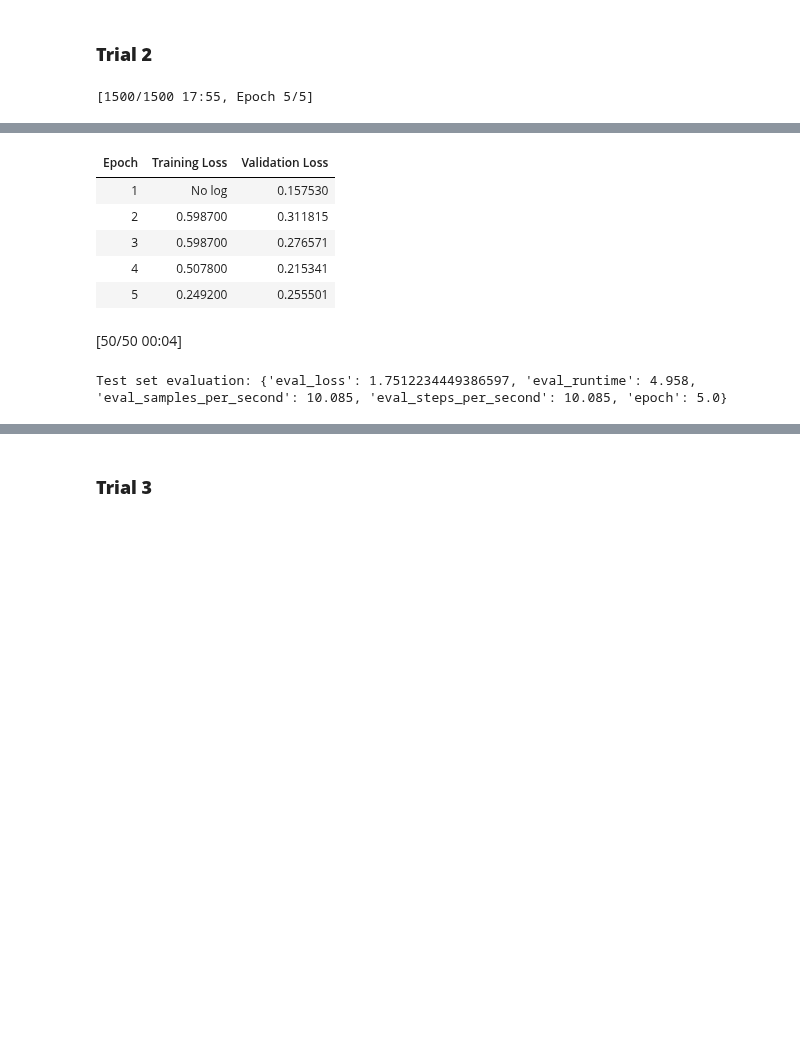
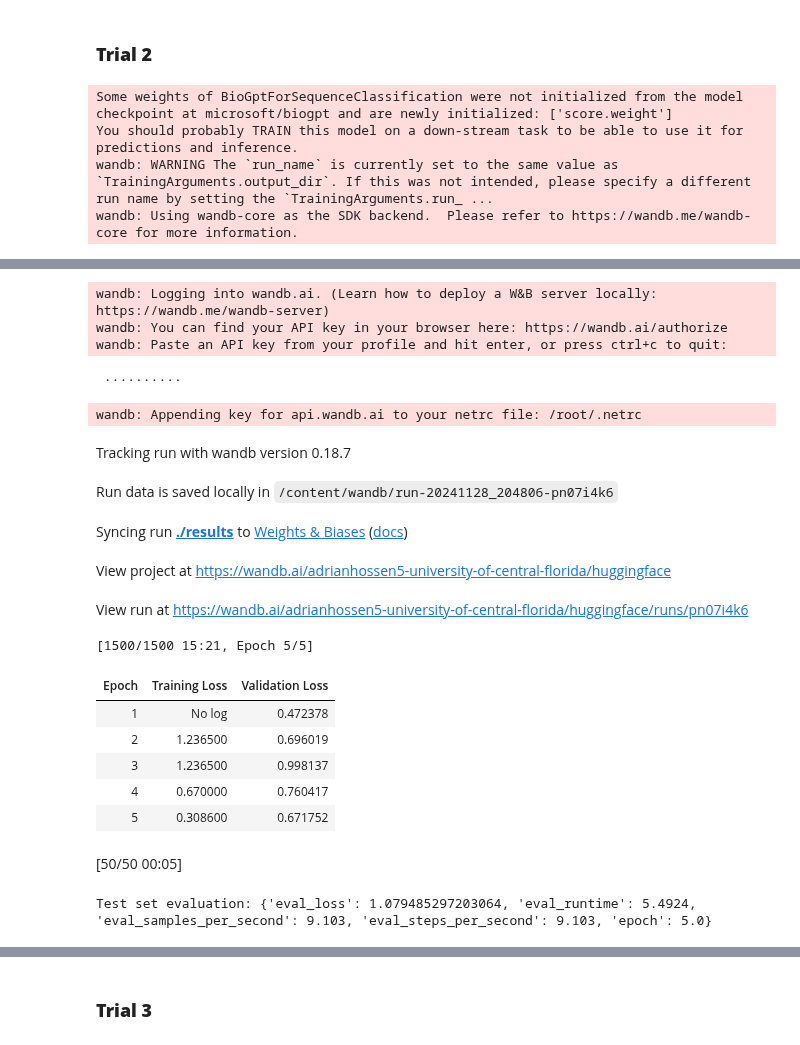
Before and after one commit to almond5/CAP5510_Datasets, a Jupyter notebook: qna_method/qna_biogpt.ipynb, the cells around one changed output, grey strips where cells are left out. Saved outputs shown, nothing was run; the diff lists cells and outputs as text; code cells hidden in the pictures; blank space fills up the shorter version.

```diff
--- a/qna_method/qna_biogpt.ipynb
+++ b/qna_method/qna_biogpt.ipynb
@@ -266,7 +295,7 @@ print(f"Accuracy: {num_correct / len(test_dataset)}")
 # %%
 # Preprocess the dataset
 def preprocess_function(examples):
-    inputs = [f"Context: {context['contexts'] if 'contexts' in context else context} Question: {question}" for question, context in zip(examples['question'], examples['context'])]
+    inputs = [f"Context: {context} Question: {question}" for question, context in zip(examples['question'], examples['context'])]
     targets = examples['final_decision']
 
     # Expanded label mapping to handle additional cases
@@ -290,11 +319,13 @@ train_dataset, val_dataset, test_dataset = torch.utils.data.random_split(
     tokenized_ds, [train_size, val_size, test_size]
 )
 
+model = BioGptForSequenceClassification.from_pretrained("microsoft/biogpt", num_labels=3)
+
 # Define training arguments
 training_args = TrainingArguments(
     output_dir="./results",
     evaluation_strategy="epoch",
-    learning_rate=5e-5,
+    learning_rate=5e-6,
     num_train_epochs=5,
     per_device_train_batch_size=1,
     per_device_eval_batch_size=1,
@@ -337,7 +380,7 @@ num_correct = 0
 
 for example in test_dataset:
     question = example['question']
-    context = example['context'][0]['contexts']
+    context = example['context']
     true_answer = example['final_decision']
     predicted_answer = predict_answer(question, context)
 
@@ -360,7 +421,7 @@ print(f"Accuracy: {num_correct / len(test_dataset)}")
 # %%
 # Preprocess the dataset
 def preprocess_function(examples):
-    inputs = [f"Context: {context['contexts'] if 'contexts' in context else context} Question: {question}" for question, context in zip(examples['question'], examples['context'])]
+    inputs = [f"Context: {context} Question: {question}" for question, context in zip(examples['question'], examples['context'])]
     targets = examples['final_decision']
 
     # Expanded label mapping to handle additional cases
@@ -384,11 +445,13 @@ train_dataset, val_dataset, test_dataset = torch.utils.data.random_split(
     tokenized_ds, [train_size, val_size, test_size]
 )
 
+model = BioGptForSequenceClassification.from_pretrained("microsoft/biogpt", num_labels=3)
+
 # Define training arguments
 training_args = TrainingArguments(
     output_dir="./results",
     evaluation_strategy="epoch",
-    learning_rate=2e-6,
+    learning_rate=5e-6,
     num_train_epochs=5,
     per_device_train_batch_size=1,
     per_device_eval_batch_size=1,
@@ -735,7 +795,7 @@ Accuracy: 0.84
 # %%
 # Preprocess the dataset
 def preprocess_function(examples):
-    inputs = [f"Context: {context['contexts'] if 'contexts' in context else context} Question: {question}" for question, context in zip(examples['question'], examples['context'])]
+    inputs = [f"Context: {context} Question: {question}" for question, context in zip(examples['question'], examples['context'])]
     targets = examples['final_decision']
 
     # Expanded label mapping to handle additional cases
@@ -759,11 +819,13 @@ train_dataset, val_dataset, test_dataset = torch.utils.data.random_split(
     tokenized_ds, [train_size, val_size, test_size]
 )
 
+model = BioGptForSequenceClassification.from_pretrained("microsoft/biogpt", num_labels=3)
+
 # Define training arguments
 training_args = TrainingArguments(
     output_dir="./results",
     evaluation_strategy="epoch",
-    learning_rate=5e-5,
+    learning_rate=5e-6,
     num_train_epochs=5,
     per_device_train_batch_size=1,
     per_device_eval_batch_size=1,
@@ -892,11 +943,13 @@ train_dataset, val_dataset, test_dataset = torch.utils.data.random_split(
     tokenized_ds, [train_size, val_size, test_size]
 )
 
+model = BioGptForSequenceClassification.from_pretrained("microsoft/biogpt", num_labels=3)
+
 # Define training arguments
 training_args = TrainingArguments(
     output_dir="./results",
     evaluation_strategy="epoch",
-    learning_rate=2e-6,
+    learning_rate=5e-6,
     num_train_epochs=5,
     per_device_train_batch_size=1,
     per_device_eval_batch_size=1,
@@ -919,4 +972,7 @@ trainer.train()
 metrics = trainer.evaluate(eval_dataset=test_dataset)
 print("Test set evaluation:", metrics)
 # %% [output]
-[1500/1500 17:55, Epoch 5/5]
+Some weights of BioGptForSequenceClassification were not initialized from the model checkpoint at microsoft/biogpt and are newly initialized: ['score.weight']
+You should probably TRAIN this model on a down-stream task to be able to use it for predictions and inference.
+wandb: WARNING The `run_name` is currently set to the same value as `TrainingArguments.output_dir`. If this was not intended, please specify a different run name by setting the `TrainingArguments.run_ ...
+wandb: Using wandb-core as the SDK backend.  Please refer to https://wandb.me/wandb-core for more information.
@@ -923,11 +980,22 @@ print("Test set evaluation:", metrics)
+wandb: Logging into wandb.ai. (Learn how to deploy a W&B server locally: https://wandb.me/wandb-server)
+wandb: You can find your API key in your browser here: https://wandb.ai/authorize
+wandb: Paste an API key from your profile and hit enter, or press ctrl+c to quit:
+ ··········
+wandb: Appending key for api.wandb.ai to your netrc file: /root/.netrc
+Tracking run with wandb version 0.18.7
+Run data is saved locally in /content/wandb/run-20241128_204806-pn07i4k6
+Syncing run ./results to Weights & Biases (docs)
+View project at https://wandb.ai/adrianhossen5-university-of-central-florida/huggingface
+View run at https://wandb.ai/adrianhossen5-university-of-central-florida/huggingface/runs/pn07i4k6
+[1500/1500 15:21, Epoch 5/5]
 | Epoch | Training Loss | Validation Loss |
-| 1 | No log | 0.157530 |
-| 2 | 0.598700 | 0.311815 |
-| 3 | 0.598700 | 0.276571 |
-| 4 | 0.507800 | 0.215341 |
-| 5 | 0.249200 | 0.255501 |
+| 1 | No log | 0.472378 |
+| 2 | 1.236500 | 0.696019 |
+| 3 | 1.236500 | 0.998137 |
+| 4 | 0.670000 | 0.760417 |
+| 5 | 0.308600 | 0.671752 |
-[50/50 00:04]
-Test set evaluation: {'eval_loss': 1.7512234449386597, 'eval_runtime': 4.958, 'eval_samples_per_second': 10.085, 'eval_steps_per_second': 10.085, 'epoch': 5.0}
+[50/50 00:05]
+Test set evaluation: {'eval_loss': 1.079485297203064, 'eval_runtime': 5.4924, 'eval_samples_per_second': 9.103, 'eval_steps_per_second': 9.103, 'epoch': 5.0}
 # %%
 # Define the function to predict using the trained model
 def predict_answer(question, context):
```
Also changed, not shown: parts of 19 cells of this notebook.
